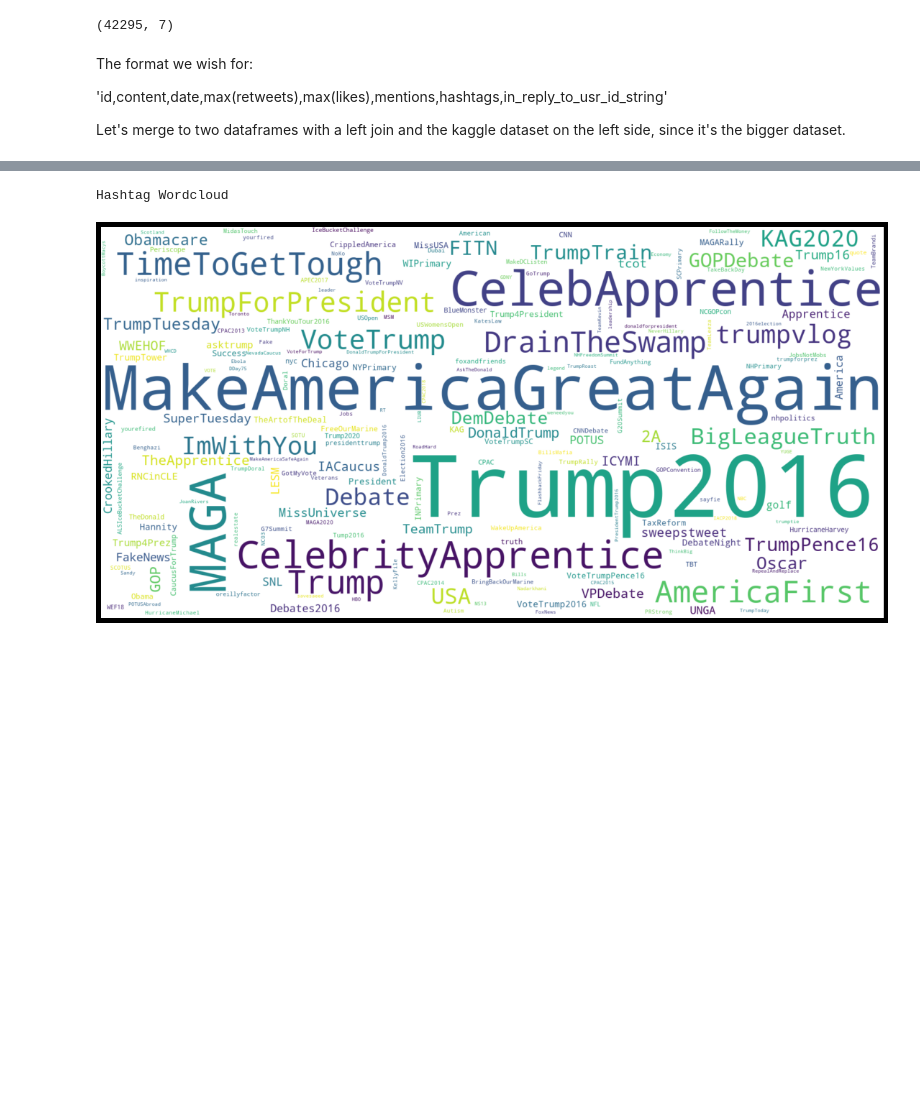
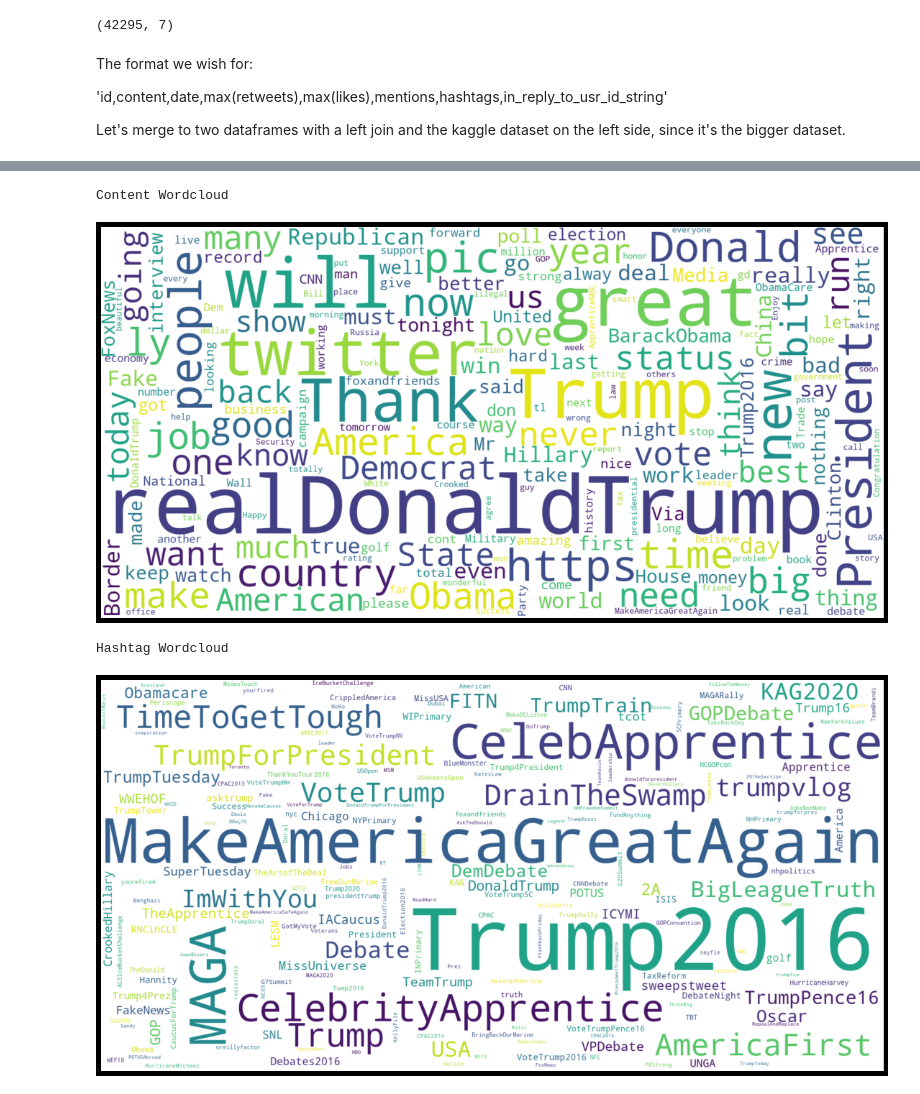
Before and after one commit to chrisspi/DataScienceTrumpTweets, a Jupyter notebook: TrumpTweets.ipynb, the cells around one changed output, grey strips where cells are left out. Cells and saved outputs as stored; diff of their text form; code cells hidden in the pictures; blank space fills up the shorter version.

```diff
--- a/TrumpTweets.ipynb
+++ b/TrumpTweets.ipynb
@@ -173,3 +168,21 @@ Content Wordcloud
+# %%
+print("Content Wordcloud")
+
+contenttext = ""
+
+for t in texts:
+    contenttext += t
+
+# Generate a word cloud image
+wordcloud = WordCloud(background_color="white", width=1600, height=800, collocations=False).generate(contenttext)
+
+plt.figure( figsize=(20,10), facecolor='k')
+plt.imshow(wordcloud, interpolation="bilinear")
+plt.axis("off")
+plt.show()
+# %% [output]
+Content Wordcloud
+[figure, added]
 # %%
 print("Hashtag Wordcloud")
 texts = merged_left["hashtags"]
```
Also changed, not shown: parts of 3 cells of this notebook.
